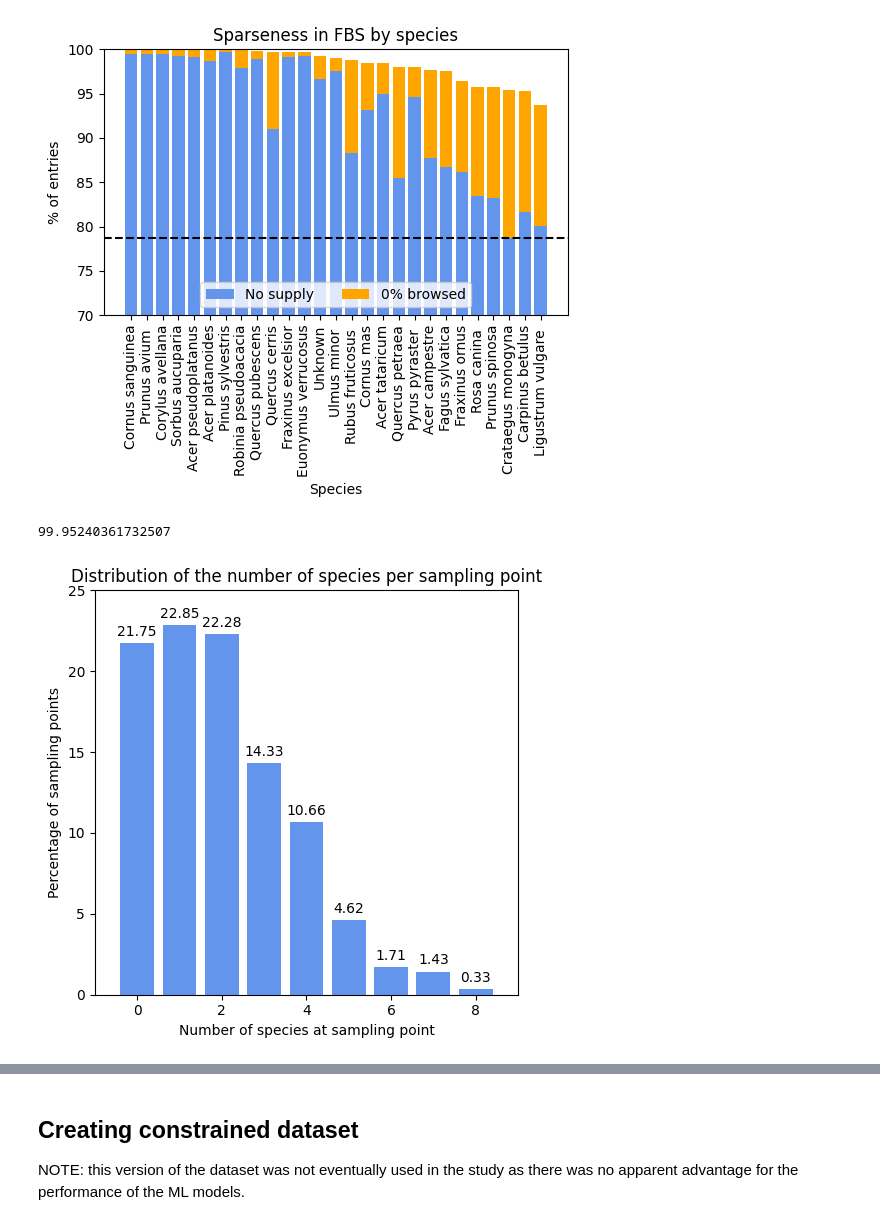
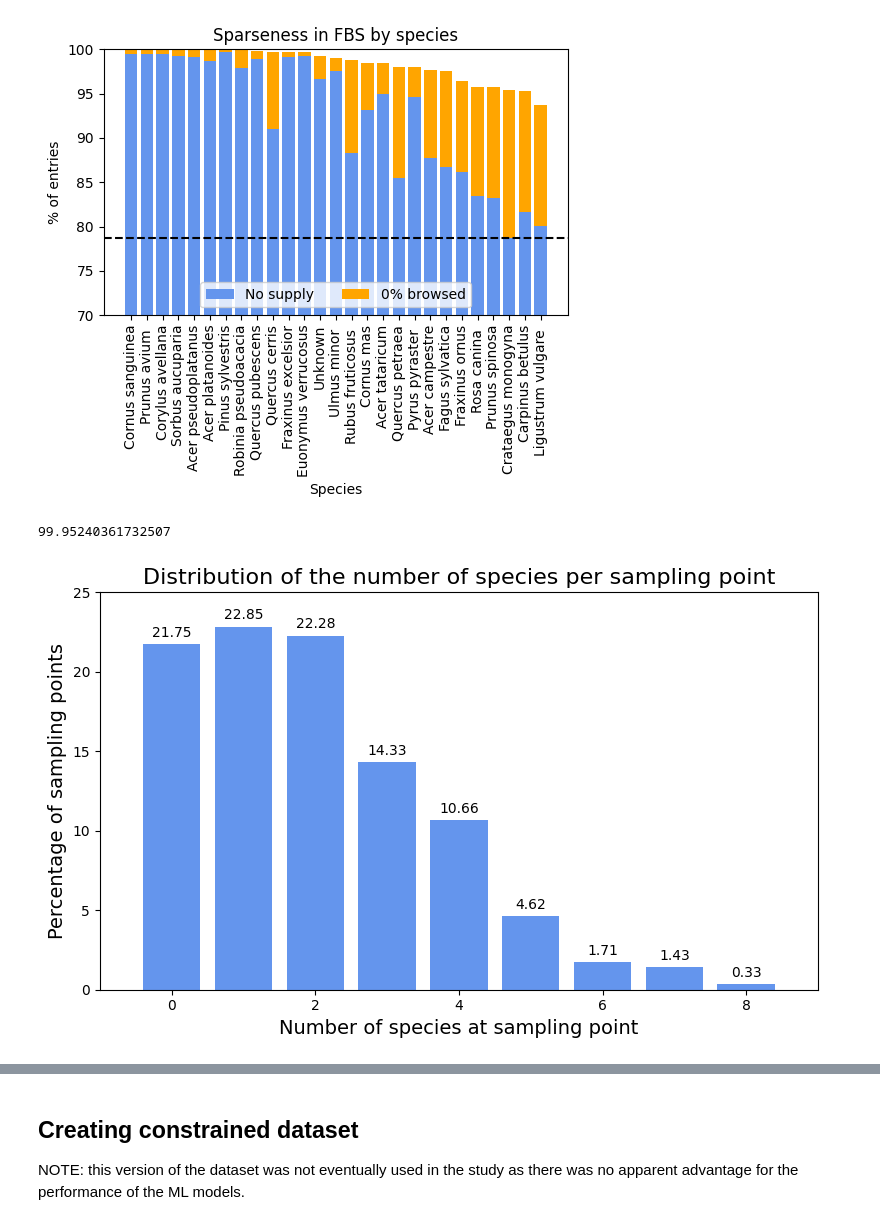
Before and after one commit to ZsofiaK/BPAI, a Jupyter notebook: Implementation/Aggregating_dataset.ipynb, the cells around one changed output, grey strips where cells are left out. Cells and saved outputs as stored; diff of their text form; code cells hidden in the pictures.

```diff
--- a/Implementation/Aggregating_dataset.ipynb
+++ b/Implementation/Aggregating_dataset.ipynb
@@ -191,35 +191,35 @@ plt.show()
 nr_species_perPoint = np.count_nonzero(all_shoots, axis=1)
 
 hist_values, bin_edges = np.histogram(nr_species_perPoint, bins=np.arange(0, np.max(nr_species_perPoint) + 2))
 
 hist_values = hist_values / rows * 100      # Turning frequencies into percentages.
 
-fig, ax = plt.subplots(figsize=(5,5))
+fig, ax = plt.subplots(figsize=(8,5))
 
 bars = ax.bar(bin_edges[:11], hist_values[:11], align='center', width=0.8, color='cornflowerblue')
 
 for bar, value in zip(bars, hist_values[:11]):
     if value > 0:
         height = bar.get_height()
         ax.annotate(f'{value:.2f}', xy=(bar.get_x() + bar.get_width() / 2, height), xytext=(0, 3),
                     textcoords='offset points', ha='center', va='bottom')
 
 #ax.bar_label(plt.bar(bin_edges[:11], hist_values[:11], align='center', width=0.8, color='cornflowerblue'), fmt='%.2f')
 
 print(sum(hist_values[:11]))
 
 ax.set_xlim((-1,9))
 ax.set_ylim((0, 25))
 
-ax.set_xlabel('Number of species at sampling point')
-ax.set_ylabel('Percentage of sampling points')
-ax.set_title('Distribution of the number of species per sampling point')
+ax.set_xlabel('Number of species at sampling point', fontsize=14)
+ax.set_ylabel('Percentage of sampling points', fontsize=14)
+ax.set_title('Distribution of the number of species per sampling point', fontsize=16)
 
 plt.tight_layout()
 
 plt.savefig(f'./Figures/agg_nr_species_distribution.png')
 
 plt.show()
 # %% [output]
 99.95240361732507
-[figure, old version]
+[figure, new version]
```
Also changed, not shown: parts of 2 cells of this notebook, 9 other files.
